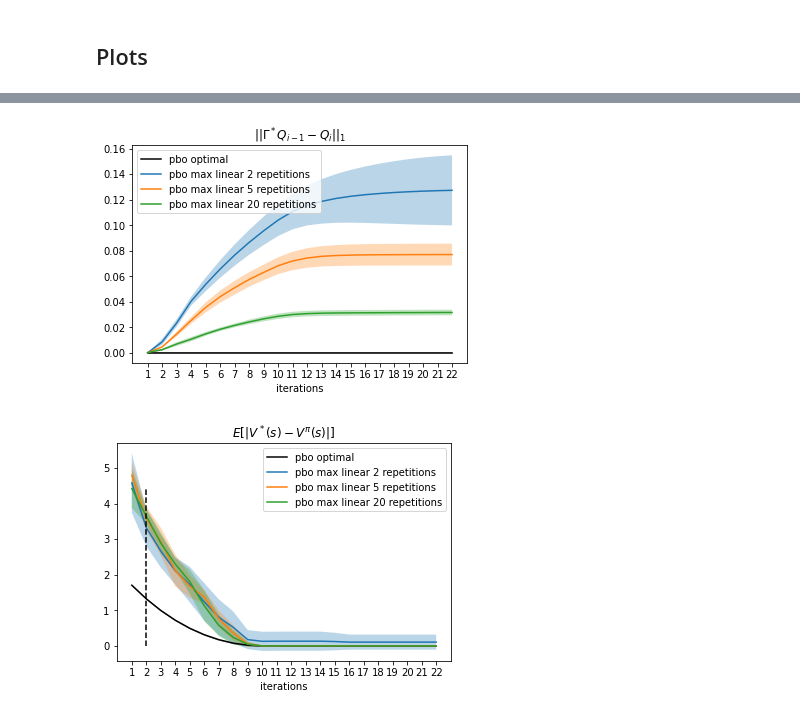
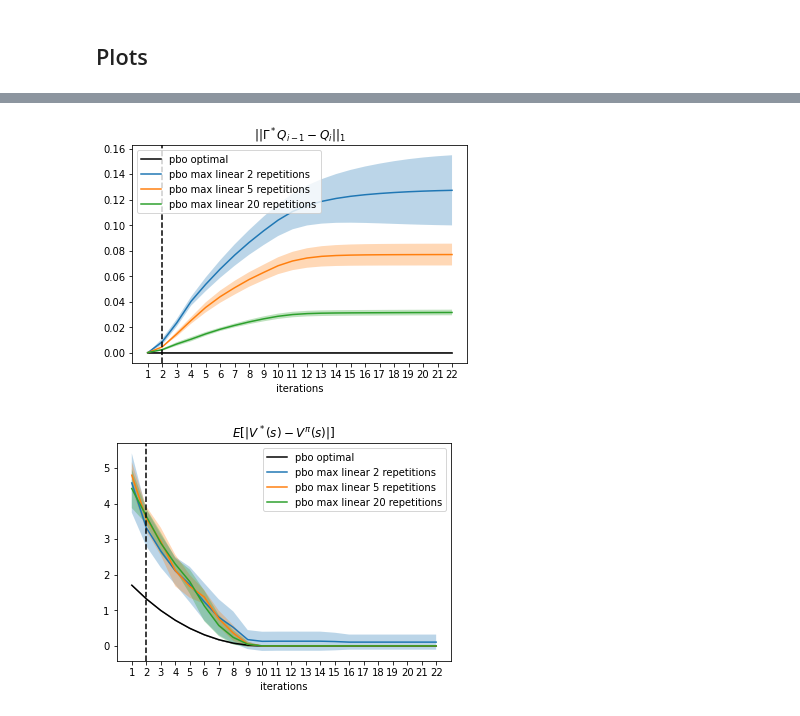
Before and after one commit to theovincent/PBO, a Jupyter notebook: figure_specific/chain_walk/PBO_max_linear_plots.ipynb, the cells around one changed output, grey strips where cells are left out. Drawn from its saved outputs; the diff is of its cells as text; code cells hidden in the pictures.

```diff
--- a/figure_specific/chain_walk/PBO_max_linear_plots.ipynb
+++ b/figure_specific/chain_walk/PBO_max_linear_plots.ipynb
@@ -103,29 +103,29 @@ _ = plt.savefig(f"figures/PBO_max_linear_{max_bellman_iterations}_Q.jpg", bbox_i
 # %%
 import matplotlib.pyplot as plt
 
 statistics, max_bellman_iterations_validation = extract_statistics("BE")
 
 iterations = range(1, max_bellman_iterations_validation + 1)
 
 plt.plot(iterations, statistics["optimal"]["mean"], label=f"pbo optimal", color="black")
 plt.fill_between(iterations, statistics["optimal"]["lower_bound"], statistics["optimal"]["upper_bound"], color="black", alpha=0.3)
 
 for operator in operators:
     if operator != "optimal":
         label = operator.replace("_", " ") + " repetitions"
         plt.plot(iterations, statistics[operator]["mean"], label=f"pbo {label}")
         plt.fill_between(iterations, statistics[operator]["lower_bound"], statistics[operator]["upper_bound"], alpha=0.3)
 
-plt.vlines(max_bellman_iterations, 0, max(statistics["optimal"]["mean"]), color="black", linestyle="--")
+plt.axvline(max_bellman_iterations, color="black", linestyle="--")
 
 plt.xticks(iterations)
 plt.xlabel("iterations")
 
 plt.title(r"$|| \Gamma^*Q_{i-1} - Q_i ||_1$")
 plt.legend()
 _ = plt.savefig(f"figures/PBO_max_linear_{max_bellman_iterations}_BE.jpg", bbox_inches='tight')
 # %% [output]
-[figure, old version]
+[figure, new version]
 # %%
 import matplotlib.pyplot as plt
 
@@ -142,7 +142,7 @@ for operator in operators:
         plt.plot(iterations, statistics[operator]["mean"], label=f"pbo {label}")
         plt.fill_between(iterations, statistics[operator]["lower_bound"], statistics[operator]["upper_bound"], alpha=0.3)
 
-plt.vlines(max_bellman_iterations, 0, max(statistics[operator]["mean"]), color="black", linestyle="--")
+plt.axvline(max_bellman_iterations, color="black", linestyle="--")
 
 plt.xticks(iterations)
 plt.xlabel("iterations")
@@ -151,4 +151,4 @@ plt.title(r"$E[| V^*(s) - V^{\pi}(s) |]$")
 plt.legend()
 _ = plt.savefig(f"figures/PBO_max_linear_{max_bellman_iterations}_V.jpg", bbox_inches='tight')
 # %% [output]
-[figure, old version]
+[figure, new version]
```
Also changed, not shown: parts of 1 cell of this notebook, 6 other files.
